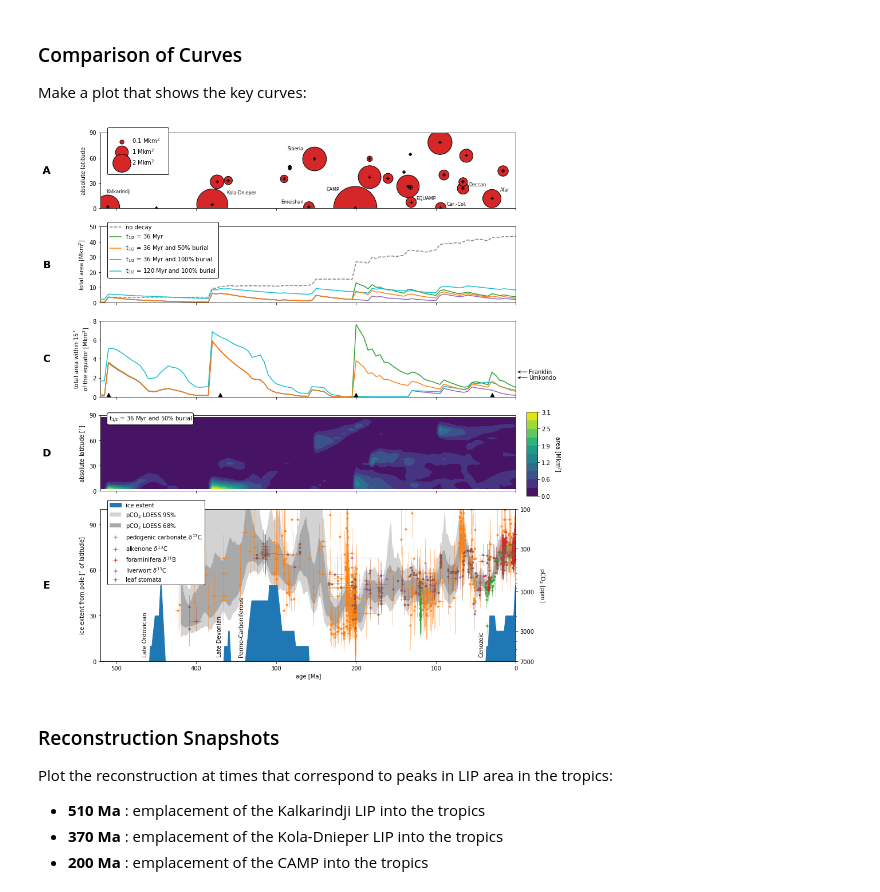
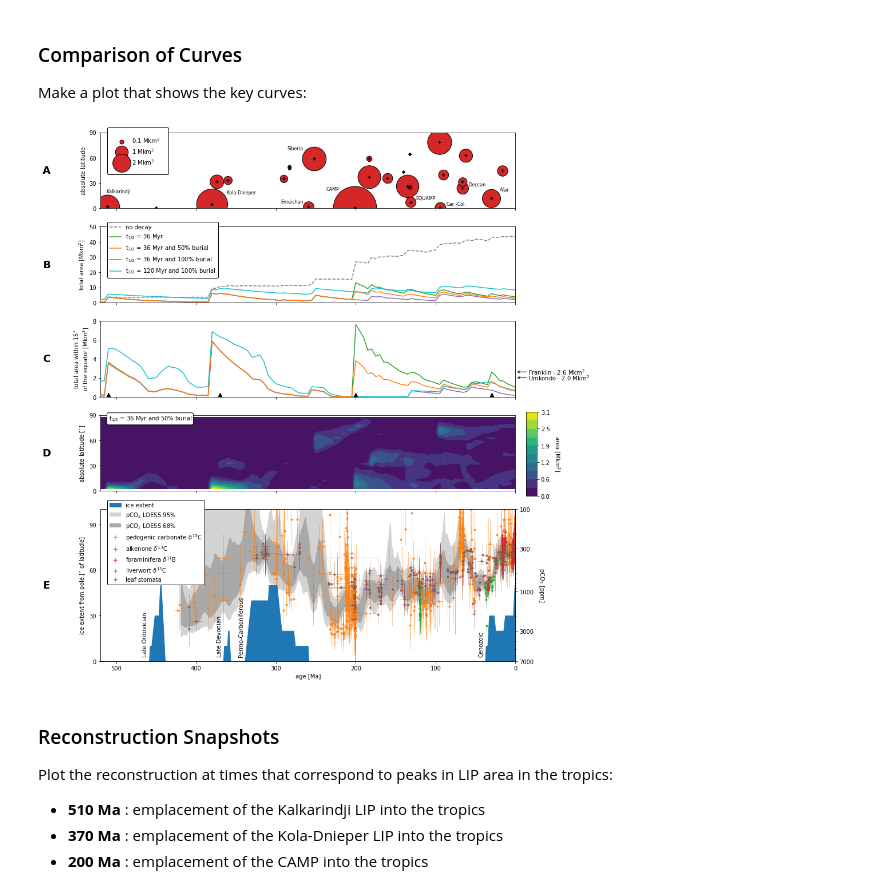
Before and after one commit to Swanson-Hysell-Group/2020_large_igneous_provinces, a Jupyter notebook: Code/Paleogeographic_Reconstruction.ipynb, the cells around one changed output. Drawn from its saved outputs; the diff is of its cells as text; code cells hidden in the pictures.

Commit message:
minor updates to figures

```diff
--- a/Code/Paleogeographic_Reconstruction.ipynb
+++ b/Code/Paleogeographic_Reconstruction.ipynb
@@ -962,18 +962,18 @@ ax[2].text(-0.13, 0.5, 'C', fontweight='bold', fontsize=18,
 Franklin_y = ((2620997.0487505244)/1e6)/8
 ax[2].annotate('', xy=(1.001, Franklin_y), xycoords='axes fraction', xytext=(1.03, Franklin_y),
                arrowprops=dict(arrowstyle="->", color='k'))
-ax[2].text(1.031, Franklin_y, 'Franklin', fontsize=10,
+ax[2].text(1.031, Franklin_y, 'Franklin - 2.6 Mkm$^{2}$', fontsize=10,
            horizontalalignment='left',verticalalignment='center',transform=ax[2].transAxes)
 Umkondo_y = ((2002627.6139613984)/1e6)/8
 ax[2].annotate('', xy=(1.001, Umkondo_y), xycoords='axes fraction', xytext=(1.03, Umkondo_y),
                arrowprops=dict(arrowstyle="->", color='k'))
-ax[2].text(1.031, Umkondo_y, 'Umkondo', fontsize=10,
+ax[2].text(1.031, Umkondo_y, 'Umkondo - 2.0 Mkm$^{2}$', fontsize=10,
            horizontalalignment='left',verticalalignment='center',transform=ax[2].transAxes)
 
 snapshot_ts = [510, 370, 200, 30]
 ax[2].scatter(snapshot_ts, np.zeros(len(snapshot_ts)), marker='^', c='k', s=200, zorder=99)
 
-### HEAT MAP FOR BURIAL + DECAY
+### CONTOUR PLOT FOR BURIAL + DECAY
 
 values = abs_areas_LIPs_cover1_df.values[:,3:]/1e6
 levels = np.linspace(np.min(values),np.max(values),11)
@@ -1032,34 +1032,34 @@ h5 = twinax.errorbar(pCO2_alkenones['Age_Ma'], pCO2_alkenones['CO2_ppm'],
 h6 = twinax.errorbar(pCO2_boron['Age_Ma'], pCO2_boron['CO2_ppm'],
                      xerr=[pCO2_boron['Age_Ma']-pCO2_boron['Age_young'], pCO2_boron['Age_old']-pCO2_boron['Age_Ma']],
                      yerr=[pCO2_boron['CO2_ppm']-pCO2_boron['CO2_low'], pCO2_boron['CO2_high']-pCO2_boron['CO2_ppm']],
                      linestyle='none', elinewidth=0.5, alpha=0.8, c='C3', marker='o', markersize=3,
                      label='foraminifera $\delta^{11}$B')
 h7 = twinax.errorbar(pCO2_liverworts['Age_Ma'], pCO2_liverworts['CO2_ppm'],
                      xerr=[pCO2_liverworts['Age_Ma']-pCO2_liverworts['Age_young'], pCO2_liverworts['Age_old']-pCO2_liverworts['Age_Ma']],
                      yerr=[pCO2_liverworts['CO2_ppm']-pCO2_liverworts['CO2_low'], pCO2_liverworts['CO2_high']-pCO2_liverworts['CO2_ppm']],
                      linestyle='none', elinewidth=0.5, alpha=0.8, c='C4', marker='o', markersize=3,
                      label='liverwort $\delta^{13}$C')
 h8 = twinax.errorbar(pCO2_stomat['Age_Ma'], pCO2_stomat['CO2_ppm'],
                      xerr=[pCO2_stomat['Age_Ma']-pCO2_stomat['Age_young'], pCO2_stomat['Age_old']-pCO2_stomat['Age_Ma']],
                      yerr=[pCO2_stomat['CO2_ppm']-pCO2_stomat['CO2_low'], pCO2_stomat['CO2_high']-pCO2_stomat['CO2_ppm']],
                      linestyle='none', elinewidth=0.5, alpha=0.8, c='C5', marker='o', markersize=3,
                      label='leaf stomata')
 
 twinax.set_ylim(7000,100)
 twinax.set_yticks([7000,3000,1000,300,100])
 twinax.set_yticklabels([7000,3000,1000,300,100])
 twinax.set_ylabel('pCO$_{2}$ [ppm]', rotation=270, labelpad=20)
 ax[4].legend(handles=[h1,h2,h3,h4,h5,h6,h7,h8],
              edgecolor='k',facecolor='white',loc='upper left',bbox_to_anchor=(0.01,1.08),framealpha=1)
 
 ### prettify
 
 ax[4].set_xlim(520,0)
 
 #plt.savefig('../Manuscript/Figures/LIP_Areas.pdf', bbox_inches='tight')
 plt.show(fig)
 # %% [output]
-[figure, old version]
+[figure, new version]
 # %% [markdown]
 ### Reconstruction Snapshots
 
```
Also changed, not shown: 2 other files.
